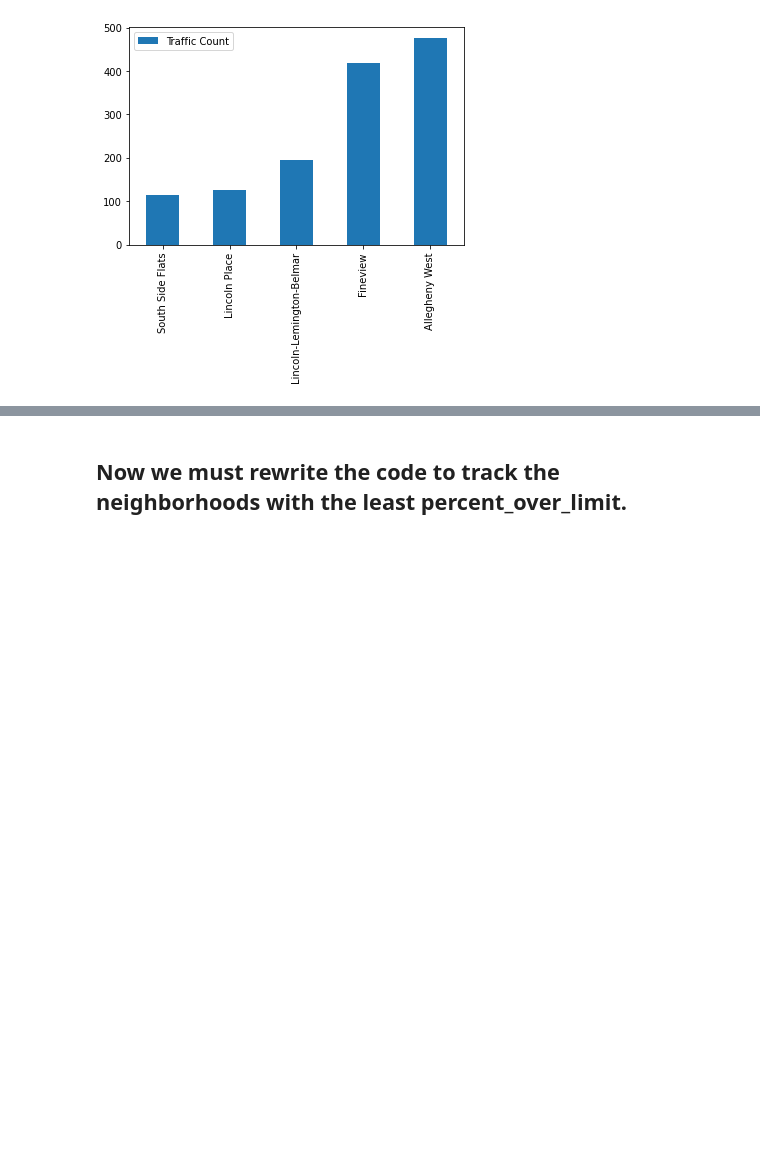
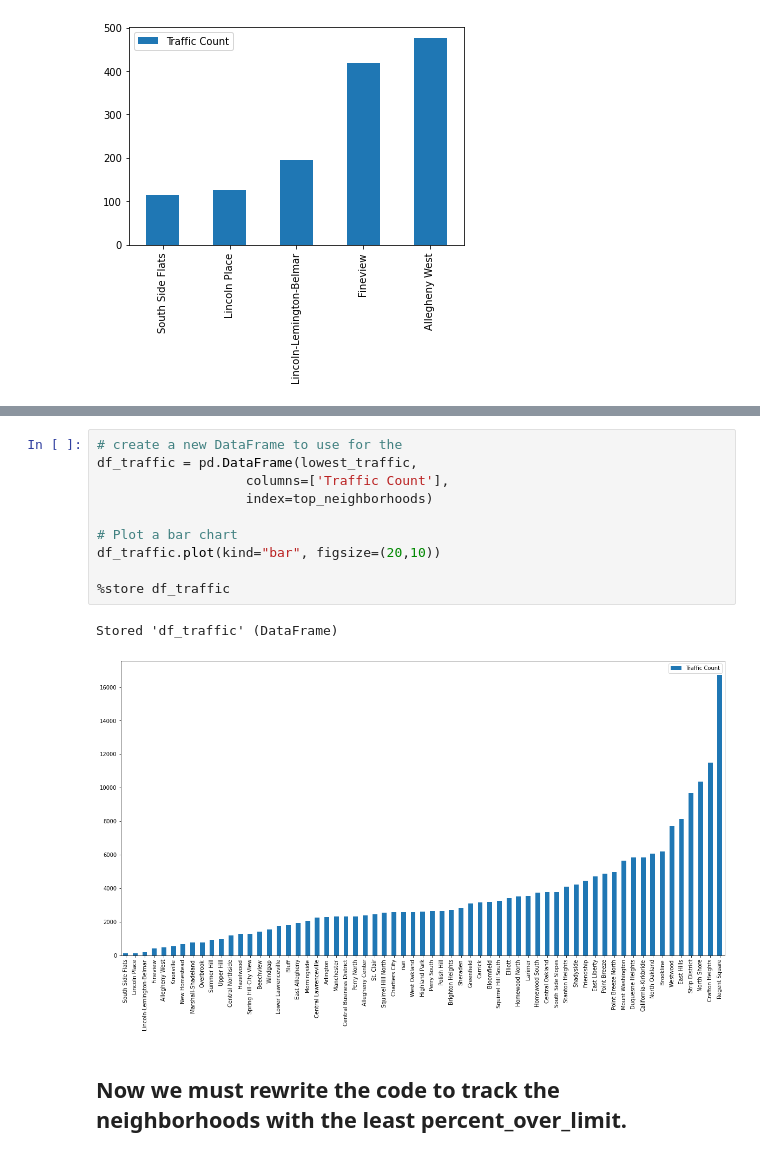
Before and after one commit to tahmad4/big-ideas-final-project-group-39, a Jupyter notebook: City_Of_Pittsburgh_Traffic_Count.ipynb, the cells around one changed output, grey strips where cells are left out. Drawn from its saved outputs; the diff is of its cells as text; blank space fills up the shorter version.

Commit message:
displayed all data rather than just the top five

```diff
--- a/City_Of_Pittsburgh_Traffic_Count.ipynb
+++ b/City_Of_Pittsburgh_Traffic_Count.ipynb
@@ -200,3 +265,16 @@ df_traffic.plot(kind="bar")
+# %%
+# create a new DataFrame to use for the
+df_traffic = pd.DataFrame(lowest_traffic,
+                   columns=['Traffic Count'],
+                   index=top_neighborhoods)
+
+# Plot a bar chart
+df_traffic.plot(kind="bar", figsize=(20,10))
+
+%store df_traffic
+# %% [output]
+Stored 'df_traffic' (DataFrame)
+[figure, added]
 # %% [markdown]
 ## Now we must rewrite the code to track the neighborhoods with the least percent_over_limit.
 # %%
```
Also changed, not shown: parts of 5 cells of this notebook, 1 other file.
